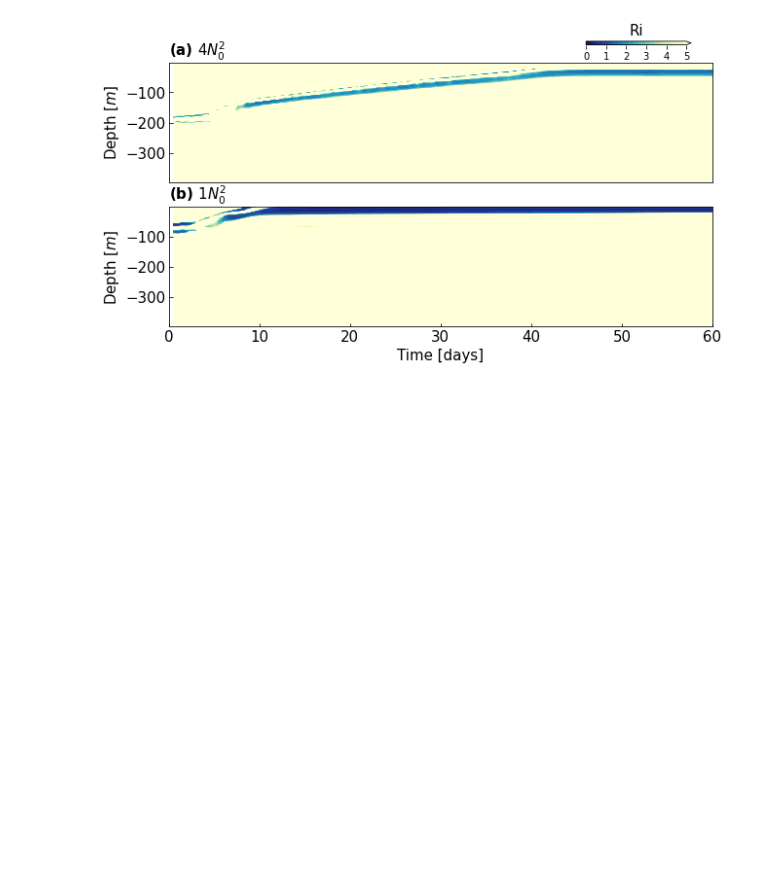
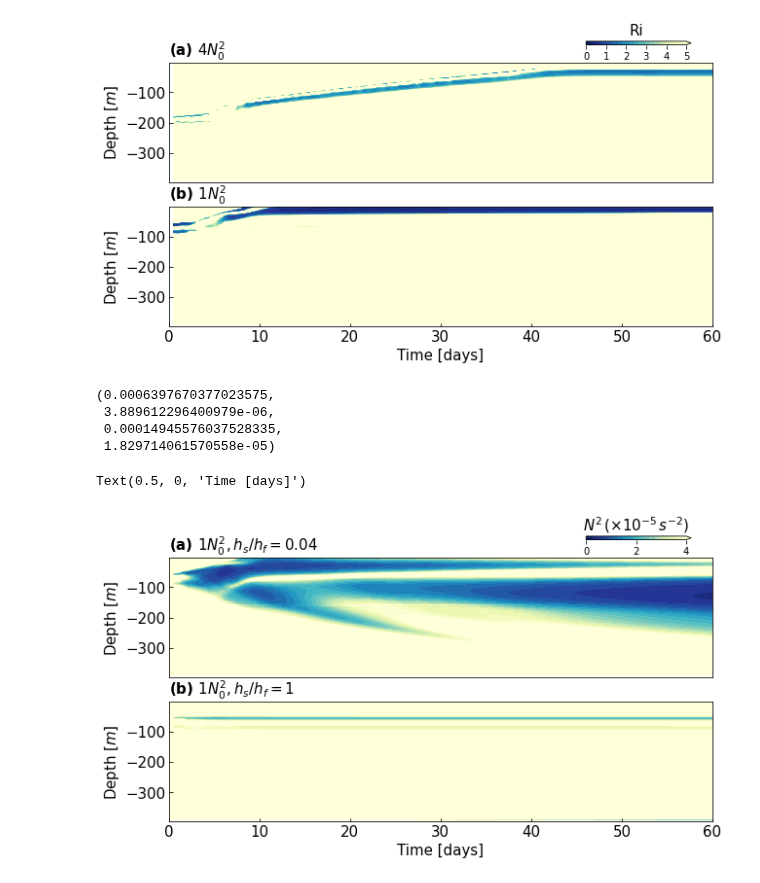
Before and after one commit to weiyangbao/Jupyter-Iceplume, a Jupyter notebook: Fjord Modeling/RiNumber.ipynb, the cells around one changed output. Cells and saved outputs as stored; diff of their text form; code cells hidden in the pictures; blank space fills up the shorter version.

Commit message:
feat:near-glacier N2 transition with time

```diff
--- a/Fjord Modeling/RiNumber.ipynb
+++ b/Fjord Modeling/RiNumber.ipynb
@@ -103,11 +103,68 @@ Text(0.5, 0, 'Time [days]')
 # %%
 np.where(Ri1==Ri1.min())
 # %%
-Ri1[Ri1>25] = 'nan'
-Ri4[Ri4>25] = 'nan'
-Ri = Ri1 - Ri4
+path1 = '/work/oceans/wbao/MITgcm_results/iceplume/Sal_Linear_minhs'
+path2 = '/work/oceans/wbao/MITgcm_results/iceplume/Sal_Linear_nosill'
+#caseN = 1
+gf, sw, sc, se = 6, 120, 178, 235 # index for cross-fjord sections 0, 1, sill crest, 2
+
+depth, time, N1, Uz1, Ri1 = Ri_Number(path1, 4, gf)
+depth, time, N2, Uz2, Ri2 = Ri_Number(path2, 4, gf)
+# %%
+N1.max(), N1.min(), N2.max(), N2.min()
+# %% [output]
+(0.0006397670377023575,
+ 3.889612296400979e-06,
+ 0.00014945576037528335,
+ 1.829714061570558e-05)
 # %%
-Ri[10,:]
+# Making plot for buoyancy freq Nsquare
+fig2 = plt.figure(figsize=(10,5))
+fig2.tight_layout()
+
+cN = np.linspace(0,4,20) # Contour range for U
+#crho = np.linspace(10,25,15) # Contour range for density
+cmap = 'YlGnBu_r'
+
+
+ax1 = fig2.add_subplot(211)
+im1 = ax1.contourf(time, depth[:-1], N1.T*1e5, cN, cmap=cmap, extend='max')
+#ax1.axhline(y=depth[8],color='k',linestyle='--')
+
+# Plot isopycnals
+#CS1 = ax1.contour(time, depth, Rho1-1000, crho, colors='k', linewidths=.5)
+#plt.clabel(CS1, fmt='%1.1f', fontsize=12, inline=1)
+
+cbaxes = fig2.add_axes([0.72, 0.93, 0.15, 0.01])
+cbar = fig2.colorbar(im1,cax=cbaxes, orientation='horizontal')
+cbar.set_ticks([0, 2, 4])
+cbar.ax.set_title(r'$N^2\,(\times 10^{-5}\,s^{-2})$', size=15)
+
+ax1.set_xlim(time[0],time[-1])
+ax1.set_ylim(depth[-1],depth[0])
+ax1.xaxis.set_visible(False)
+ax1.tick_params(direction='in', labelsize=15)
+ax1.set_title(r'(a) $1N_0^2, h_s/h_f=0.04$', loc='left', size=15, weight='bold')
+ax1.set_ylabel('Depth [$m$]', size=15)
+
+
+
+ax2 = fig2.add_subplot(212)
+im2 = ax2.contourf(time, depth[:-1], N2.T*1e5, cN, cmap=cmap, extend='max')
+#ax2.axhline(y=depth[8],color='k',linestyle='--')
+#CS2 = ax2.contour(time, depth, Rho2-1000, crho, colors='k', linewidths=.5)
+#plt.clabel(CS2, fmt='%1.1f', fontsize=12, inline=1)
+
+
+ax2.set_xlim(time[0],time[-1])
+ax2.set_ylim(depth[-1],depth[0])
+ax2.tick_params(direction='in', labelsize=15)
+ax2.set_title(r'(b) $1N_0^2, h_s/h_f=1$', loc='left', size=15, weight='bold')
+ax2.set_ylabel('Depth [$m$]', size=15)
+ax2.set_xlabel('Time [days]', size=15)
+# %% [output]
+Text(0.5, 0, 'Time [days]')
+[figure, added]
 # %%
 fig_path ="/home/1959/Jupyter_Figs/FjordModeling/"
 if not os.path.exists(fig_path):
```
Also changed, not shown: parts of 1 cell of this notebook.
